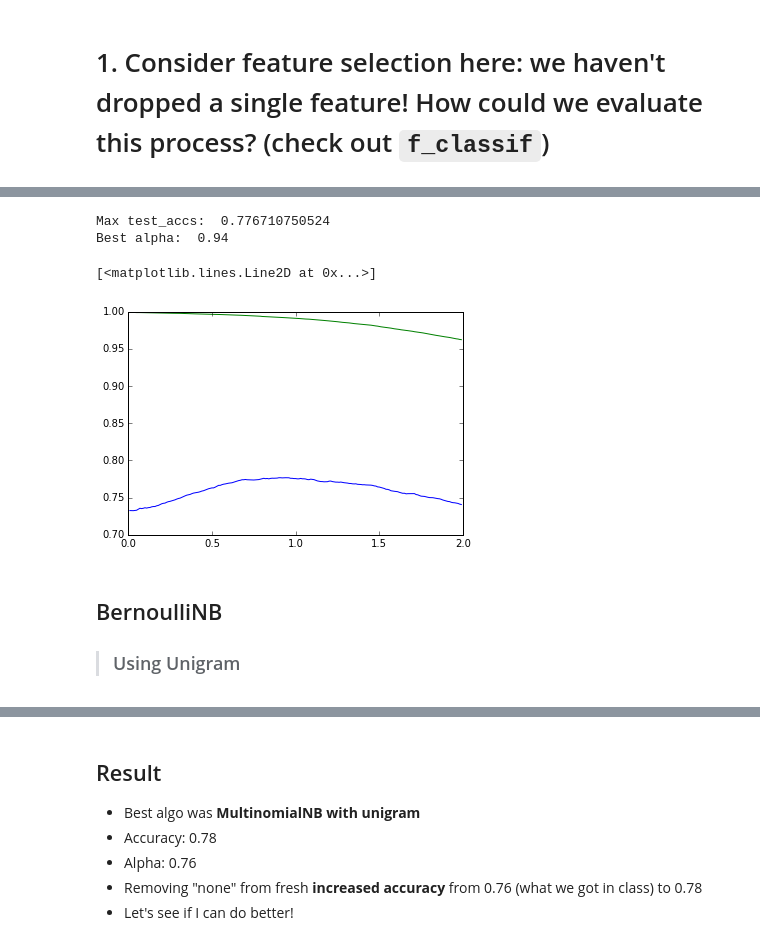
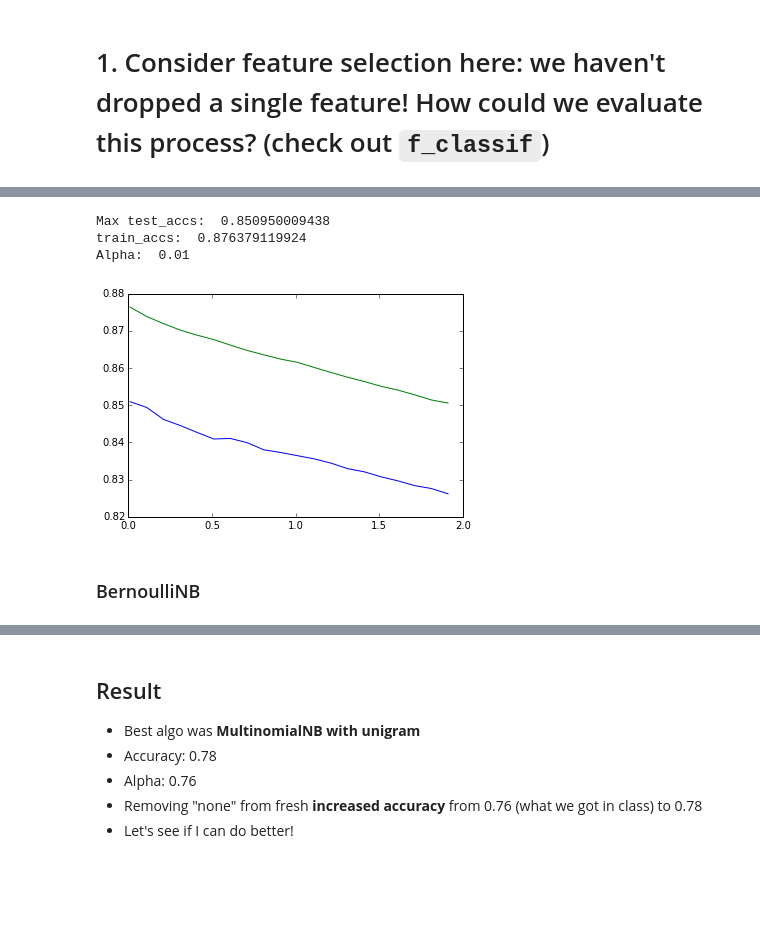
Before and after one commit to ek-ok/GA, a Jupyter notebook: hw/naive_bayes_assignment.ipynb, the cells around one changed output, grey strips where cells are left out. Saved outputs shown, nothing was run; the diff lists cells and outputs as text; code cells hidden in the pictures; blank space fills up the shorter version.

```diff
--- a/hw/naive_bayes_assignment.ipynb
+++ b/hw/naive_bayes_assignment.ipynb
@@ -59,0 +45,4 @@ for matrix, idx in enumerate(x):
+# %%
+vec = feature_extraction.text.CountVectorizer(ngram_range = (1,2))
+x = vec.fit_transform(df.quote)
+y = (df.fresh == 'fresh').values.astype(int)
@@ -67,11 +92,10 @@ def kfold_train_and_measure(classifier, x, y):
     train_acc = []
     test_acc = []
 
-
     for train_index, test_index in kfold:
-        clf = classifier.fit(x[train_index], y[train_index])
-        train_acc.append(clf.score(x[train_index], y[train_index]))
-        test_acc.append(clf.score(x[test_index], y[test_index]))
+        clf = classifier.fit(x.iloc[train_index], y[train_index])
+        train_acc.append(clf.score(x.iloc[train_index], y[train_index]))
+        test_acc.append(clf.score(x.iloc[test_index], y[test_index]))
 
     return np.array(train_acc).mean(), np.array(test_acc).mean()
 # %%
@@ -87,0 +112,3 @@ def drange(start, stop, step):
+# %%
+new_x = x_df[significant_features]
+new_x.reset_index(inplace=True)
@@ -123,32 +140,14 @@ Best alpha:  0.76
-# %%
-vec = feature_extraction.text.CountVectorizer(ngram_range=(1,2))
-x = vec.fit_transform(df.quote)
-y = df.rating
-
-alphas = []
-train_accs = []
-test_accs = []
-
-for alpha in drange(0.01, 2, 0.01):
-        train_acc, test_acc = kfold_train_and_measure(naive_bayes.MultinomialNB(alpha), x, y)
-        alphas.append(alpha)
-        train_accs.append(train_acc)
-        test_accs.append(test_acc)
-
-
-max_test_score = max(test_accs)
-
-print 'Max test_accs: ', max_test_score
-print 'Best alpha: ', alphas[test_accs.index(max_test_score)]
-
-plt.figure()
-plt.plot(alphas, test_accs)
-plt.plot(alphas, train_accs)
-# %% [output]
-Max test_accs:  0.776710750524
-Best alpha:  0.94
-[<matplotlib.lines.Line2D at 0x...>]
-[figure, removed]
+# %%
+measure_alpha(algo=naive_bayes.MultinomialNB,
+              min_alpha=0.01,
+              max_alpha=2.0,
+              step_alpha=0.1,
+              x=new_x,
+              y=y)
+# %% [output]
+Max test_accs:  0.850950009438
+train_accs:  0.876379119924
+Alpha:  0.01
+[figure, added]
 # %% [markdown]
-## BernoulliNB
->### Using Unigram
+### BernoulliNB
```
Also changed, not shown: parts of 16 cells of this notebook, 33 other files.
